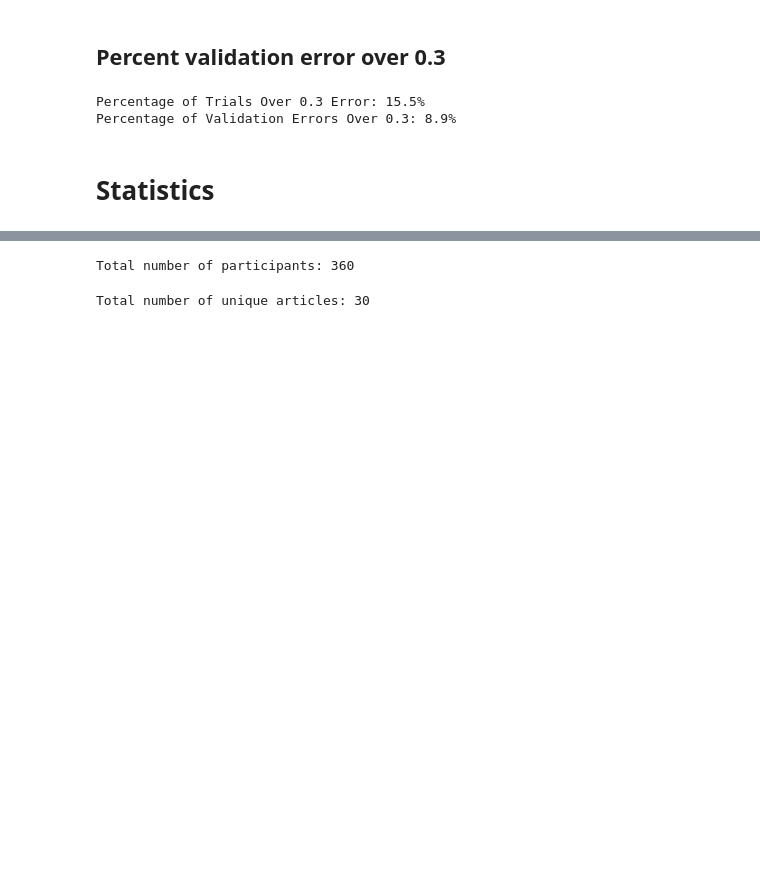
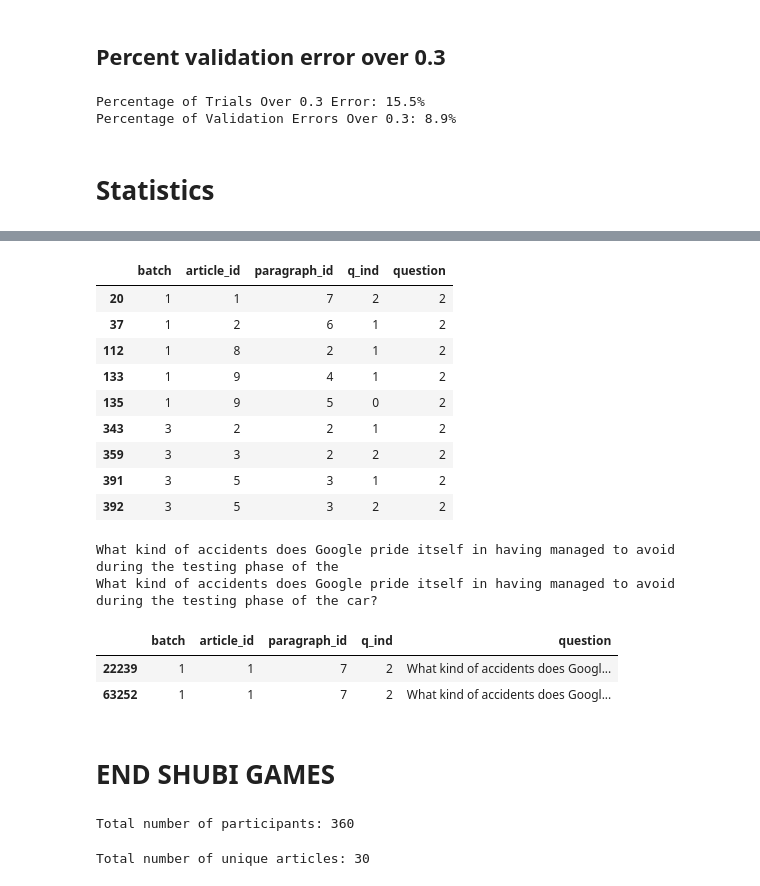
Before and after one commit to lacclab/OneStop-Eye-Movements, a Jupyter notebook: src/analyses.ipynb, the cells around one changed output, grey strips where cells are left out. Drawn from its saved outputs; the diff is of its cells as text; code cells hidden in the pictures; blank space fills up the shorter version.

Commit message:
add the games

```diff
--- a/src/analyses.ipynb
+++ b/src/analyses.ipynb
@@ -49,0 +233,20 @@ TRIAL_T = utils.load_df(config.TRIAL_T_PATH)
+# %%
+IA_P.query("article_id!=0")[['batch','article_id', 'paragraph_id','q_ind','question']].drop_duplicates().groupby(['batch','article_id', 'paragraph_id', 'q_ind']).count().reset_index().query("question==2")
+# %% [output]
+|  | batch | article_id | paragraph_id | q_ind | question |
+| 20 | 1 | 1 | 7 | 2 | 2 |
+| 37 | 1 | 2 | 6 | 1 | 2 |
+| 112 | 1 | 8 | 2 | 1 | 2 |
+| 133 | 1 | 9 | 4 | 1 | 2 |
+| 135 | 1 | 9 | 5 | 0 | 2 |
+| 343 | 3 | 2 | 2 | 1 | 2 |
+| 359 | 3 | 3 | 2 | 2 | 2 |
+| 391 | 3 | 5 | 3 | 1 | 2 |
+| 392 | 3 | 5 | 3 | 2 | 2 |
+# %%
+x=IA_Q.query("batch==1 & article_id==1 & paragraph_id==7 & q_ind ==2")[['batch','article_id', 'paragraph_id','q_ind','question']].drop_duplicates()
+print(x.question.iloc[0])
+print(x.question.iloc[1])
+# %% [output]
+What kind of accidents does Google pride itself in having managed to avoid during the testing phase of the
+What kind of accidents does Google pride itself in having managed to avoid during the testing phase of the car?
@@ -50,3 +255,11 @@ TRIAL_T = utils.load_df(config.TRIAL_T_PATH)
+# %%
+x
+# %% [output]
+|  | batch | article_id | paragraph_id | q_ind | question |
+| 22239 | 1 | 1 | 7 | 2 | What kind of accidents does Googl... |
+| 63252 | 1 | 1 | 7 | 2 | What kind of accidents does Googl... |
+# %% [markdown]
+# END SHUBI GAMES
 # %%
 print(f"Total number of participants: {len(data)}")
 # %% [output]
```
Also changed, not shown: parts of 19 cells of this notebook.
